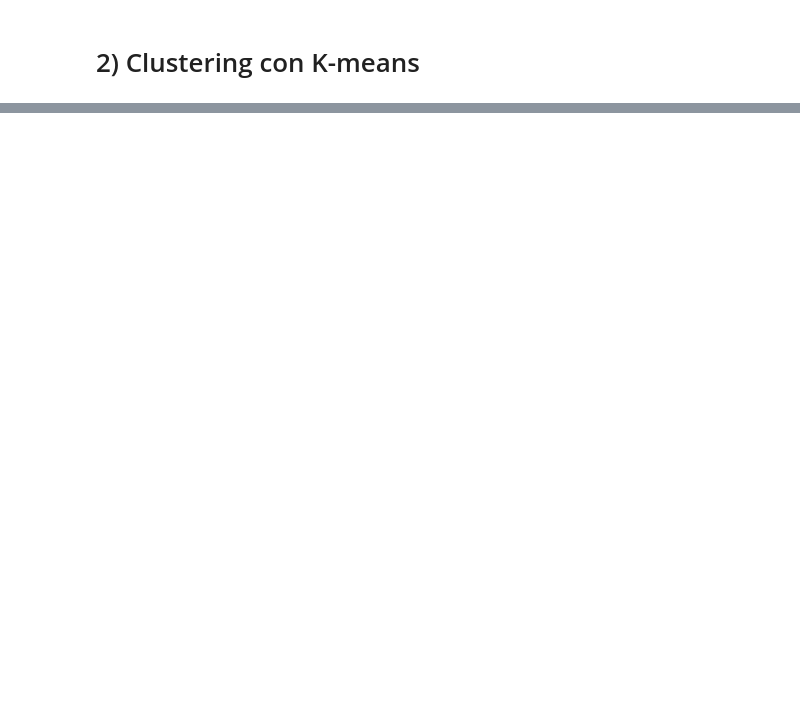
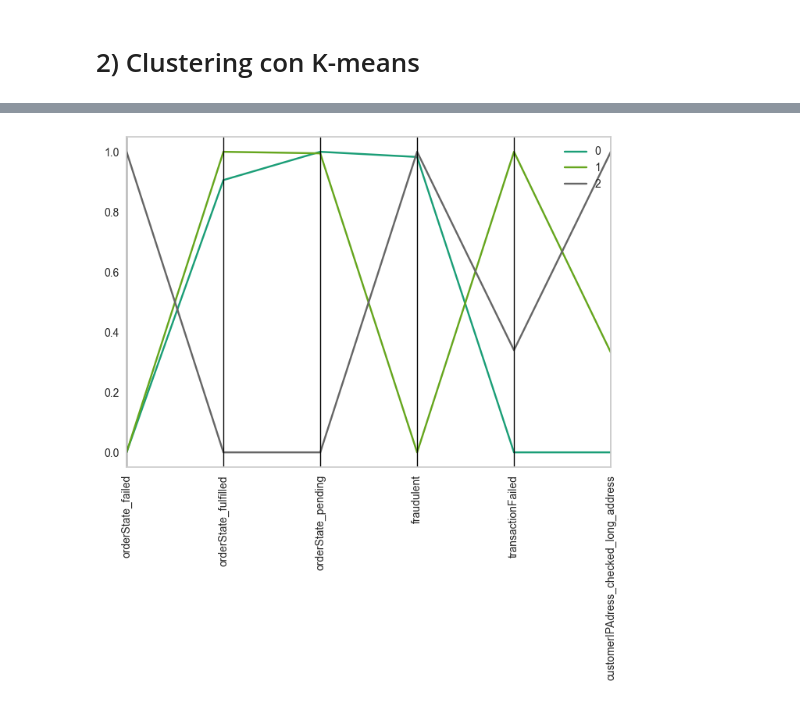
Before and after one commit to Alejo-01/final_project, a Jupyter notebook: Parte_A/p4__Clustering.ipynb, the cells around one changed output, grey strips where cells are left out. Saved outputs shown, nothing was run; the diff lists cells and outputs as text; code cells hidden in the pictures; blank space fills up the shorter version.

```diff
--- a/Parte_A/p4__Clustering.ipynb
+++ b/Parte_A/p4__Clustering.ipynb
@@ -70,0 +125,4 @@ plt.show()
+# %%
+cluster_var='cluster'
+x_data_cl=filter_data.copy()
+x_data_cl[cluster_var]=cl_model.predict(x_data_norm)
@@ -70,0 +138,5 @@ plt.show()
+# %%
+
+d_orig, d_transf = coord_plot(x_data_cl, cluster_var)
+# %% [output]
+[figure, added]
```
Also changed, not shown: parts of 40 cells of this notebook, 1 other file.
